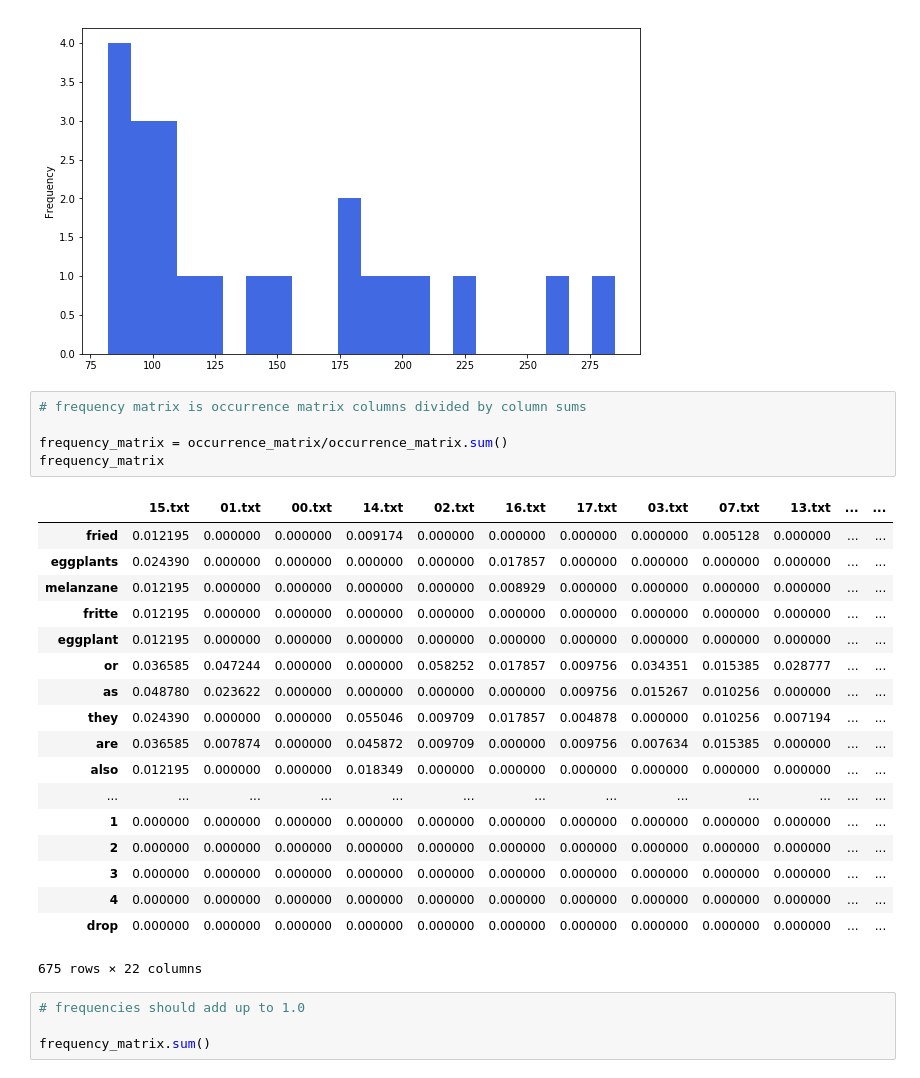
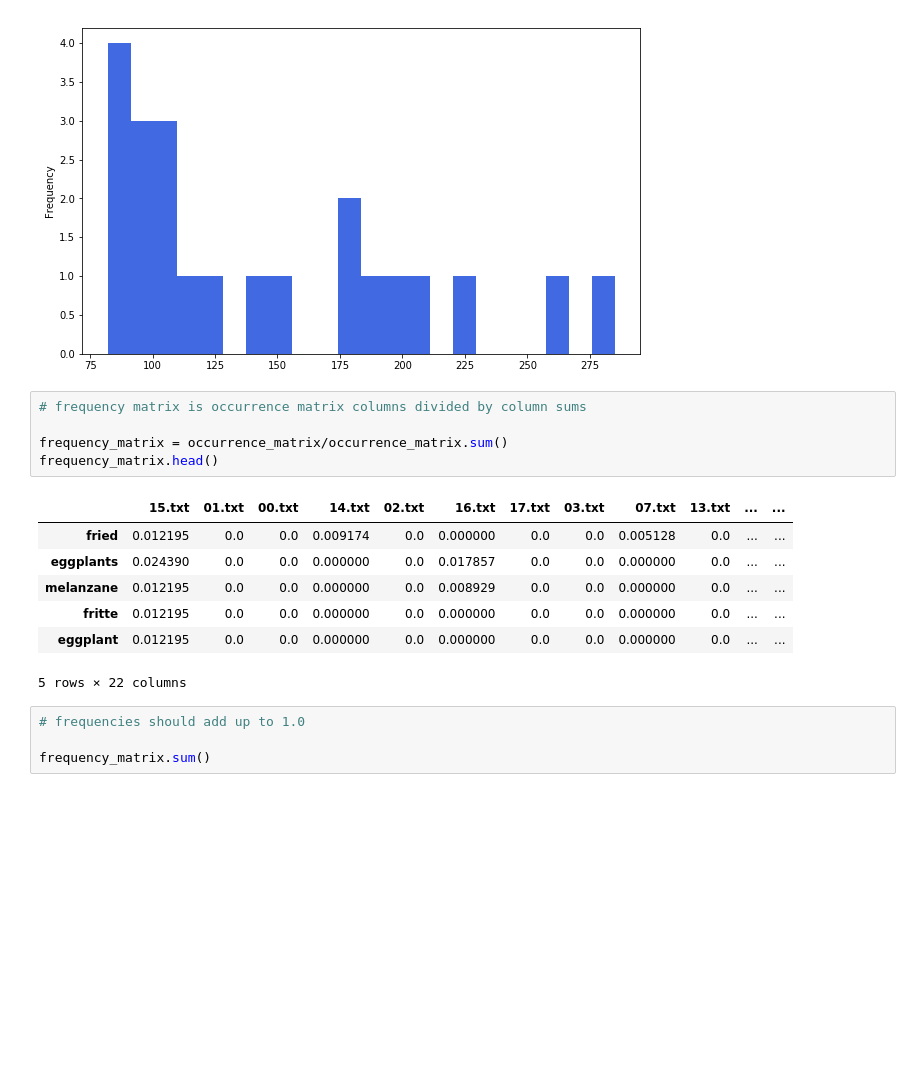
Before and after one commit to intuitivetextmining/intuitivetextmining, a Jupyter notebook: 2.5 - corpus search ordering by word frequency.ipynb, the cells around one changed output. Drawn from its saved outputs; the diff is of its cells as text; blank space fills up the shorter version.

```diff
--- a/2.5 - corpus search ordering by word frequency.ipynb
+++ b/2.5 - corpus search ordering by word frequency.ipynb
@@ -134,27 +134,16 @@ occurrence_matrix.sum().sort_values(ascending=False).plot(kind='hist', bins=len(
 # %%
 # frequency matrix is occurrence matrix columns divided by column sums
 
 frequency_matrix = occurrence_matrix/occurrence_matrix.sum()
-frequency_matrix
+frequency_matrix.head()
 # %% [output]
 |  | 15.txt | 01.txt | 00.txt | 14.txt | 02.txt | 16.txt | 17.txt | 03.txt | 07.txt | 13.txt | ... | ... |
-| fried | 0.012195 | 0.000000 | 0.000000 | 0.009174 | 0.000000 | 0.000000 | 0.000000 | 0.000000 | 0.005128 | 0.000000 | ... | ... |
-| eggplants | 0.024390 | 0.000000 | 0.000000 | 0.000000 | 0.000000 | 0.017857 | 0.000000 | 0.000000 | 0.000000 | 0.000000 | ... | ... |
-| melanzane | 0.012195 | 0.000000 | 0.000000 | 0.000000 | 0.000000 | 0.008929 | 0.000000 | 0.000000 | 0.000000 | 0.000000 | ... | ... |
-| fritte | 0.012195 | 0.000000 | 0.000000 | 0.000000 | 0.000000 | 0.000000 | 0.000000 | 0.000000 | 0.000000 | 0.000000 | ... | ... |
-| eggplant | 0.012195 | 0.000000 | 0.000000 | 0.000000 | 0.000000 | 0.000000 | 0.000000 | 0.000000 | 0.000000 | 0.000000 | ... | ... |
-| or | 0.036585 | 0.047244 | 0.000000 | 0.000000 | 0.058252 | 0.017857 | 0.009756 | 0.034351 | 0.015385 | 0.028777 | ... | ... |
-| as | 0.048780 | 0.023622 | 0.000000 | 0.000000 | 0.000000 | 0.000000 | 0.009756 | 0.015267 | 0.010256 | 0.000000 | ... | ... |
-| they | 0.024390 | 0.000000 | 0.000000 | 0.055046 | 0.009709 | 0.017857 | 0.004878 | 0.000000 | 0.010256 | 0.007194 | ... | ... |
-| are | 0.036585 | 0.007874 | 0.000000 | 0.045872 | 0.009709 | 0.000000 | 0.009756 | 0.007634 | 0.015385 | 0.000000 | ... | ... |
-| also | 0.012195 | 0.000000 | 0.000000 | 0.018349 | 0.000000 | 0.000000 | 0.000000 | 0.000000 | 0.000000 | 0.000000 | ... | ... |
-| ... | ... | ... | ... | ... | ... | ... | ... | ... | ... | ... | ... | ... |
-| 1 | 0.000000 | 0.000000 | 0.000000 | 0.000000 | 0.000000 | 0.000000 | 0.000000 | 0.000000 | 0.000000 | 0.000000 | ... | ... |
-| 2 | 0.000000 | 0.000000 | 0.000000 | 0.000000 | 0.000000 | 0.000000 | 0.000000 | 0.000000 | 0.000000 | 0.000000 | ... | ... |
-| 3 | 0.000000 | 0.000000 | 0.000000 | 0.000000 | 0.000000 | 0.000000 | 0.000000 | 0.000000 | 0.000000 | 0.000000 | ... | ... |
-| 4 | 0.000000 | 0.000000 | 0.000000 | 0.000000 | 0.000000 | 0.000000 | 0.000000 | 0.000000 | 0.000000 | 0.000000 | ... | ... |
-| drop | 0.000000 | 0.000000 | 0.000000 | 0.000000 | 0.000000 | 0.000000 | 0.000000 | 0.000000 | 0.000000 | 0.000000 | ... | ... |
+| fried | 0.012195 | 0.0 | 0.0 | 0.009174 | 0.0 | 0.000000 | 0.0 | 0.0 | 0.005128 | 0.0 | ... | ... |
+| eggplants | 0.024390 | 0.0 | 0.0 | 0.000000 | 0.0 | 0.017857 | 0.0 | 0.0 | 0.000000 | 0.0 | ... | ... |
+| melanzane | 0.012195 | 0.0 | 0.0 | 0.000000 | 0.0 | 0.008929 | 0.0 | 0.0 | 0.000000 | 0.0 | ... | ... |
+| fritte | 0.012195 | 0.0 | 0.0 | 0.000000 | 0.0 | 0.000000 | 0.0 | 0.0 | 0.000000 | 0.0 | ... | ... |
+| eggplant | 0.012195 | 0.0 | 0.0 | 0.000000 | 0.0 | 0.000000 | 0.0 | 0.0 | 0.000000 | 0.0 | ... | ... |
-675 rows × 22 columns
+5 rows × 22 columns
 # %%
 # frequencies should add up to 1.0
 
```
Also changed, not shown: parts of 3 cells of this notebook.
